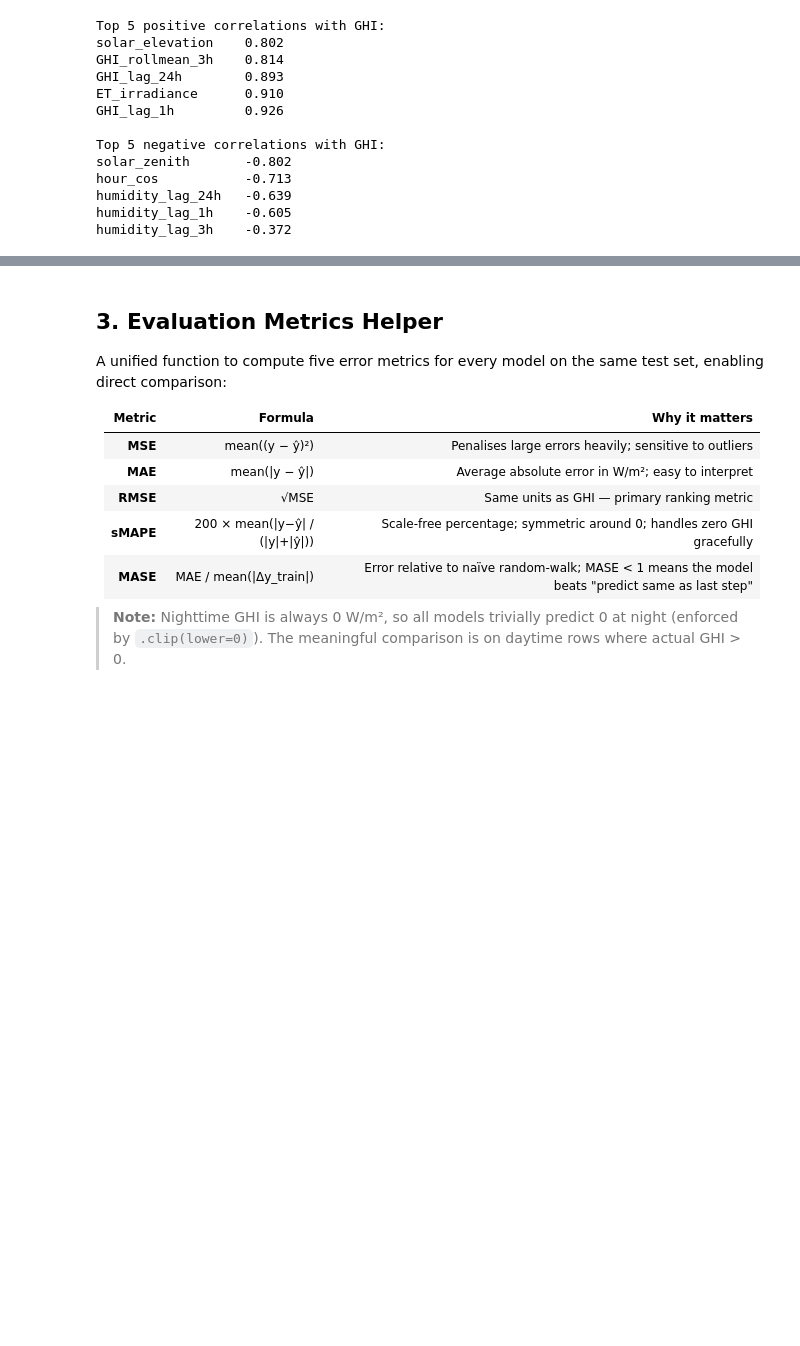
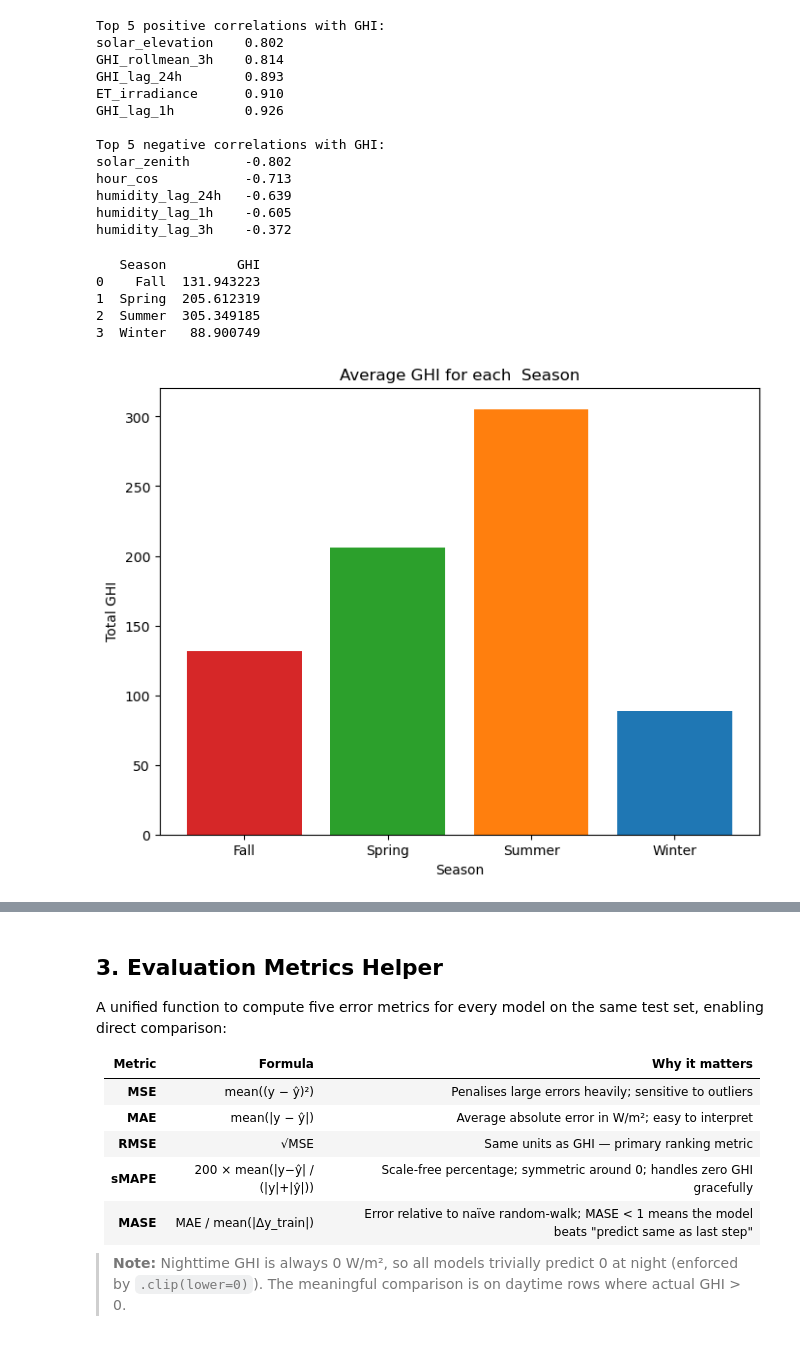
Before and after one commit to Smuthusivam/LEI-Assignment-01_Feb, a Jupyter notebook: Tasks/Tasks_2/Machine Learning Models.ipynb, the cells around one changed output, grey strips where cells are left out. Drawn from its saved outputs; the diff is of its cells as text; code cells hidden in the pictures; blank space fills up the shorter version.

```diff
--- a/Tasks/Tasks_2/Machine Learning Models.ipynb
+++ b/Tasks/Tasks_2/Machine Learning Models.ipynb
@@ -134,6 +158,52 @@ hour_cos           -0.713
 humidity_lag_24h   -0.639
 humidity_lag_1h    -0.605
 humidity_lag_3h    -0.372
+# %%
+# Define a function to map months to seasons
+def get_season(month):
+    if month in [12, 1, 2]:
+        return 'Winter'
+    elif month in [3, 4, 5]:
+        return 'Spring'
+    elif month in [6, 7, 8]:
+        return 'Summer'
+    else:
+        return 'Fall'
+
+# Created a new column 'Season' by applying the mapping function
+df['Season'] = df.index.month.map(get_season)
+# Group by 'Season' and sum the GHI values
+seasonal_ghi_df = df.groupby('Season')['GHI'].mean().reset_index()
+
+# Display the result
+print(seasonal_ghi_df)
+# %% [output]
+   Season         GHI
+0    Fall  131.943223
+1  Spring  205.612319
+2  Summer  305.349185
+3  Winter   88.900749
+# %%
+import matplotlib.pyplot as plt
+
+# Define colors for each season
+season_colors = {
+    'Winter': '#1f77b4',  # blue
+    'Spring': '#2ca02c',  # green
+    'Summer': '#ff7f0e',  # orange
+    'Fall': '#d62728'     # red
+}
+
+# Total GHI per season
+plt.figure(figsize=(8, 6))
+plt.bar(seasonal_ghi_df['Season'], seasonal_ghi_df['GHI'],
+        color=[season_colors[season] for season in seasonal_ghi_df['Season']])
+plt.xlabel('Season')
+plt.ylabel('Total GHI')
+plt.title('Average GHI for each  Season')
+plt.show()
+# %% [output]
+[figure, added]
 # %%
 print(f'Shape: {df.shape}')
 print(f'Date range: {df.index.min()} to {df.index.max()}')
```
Also changed, not shown: parts of 5 cells of this notebook, 3 other files.
